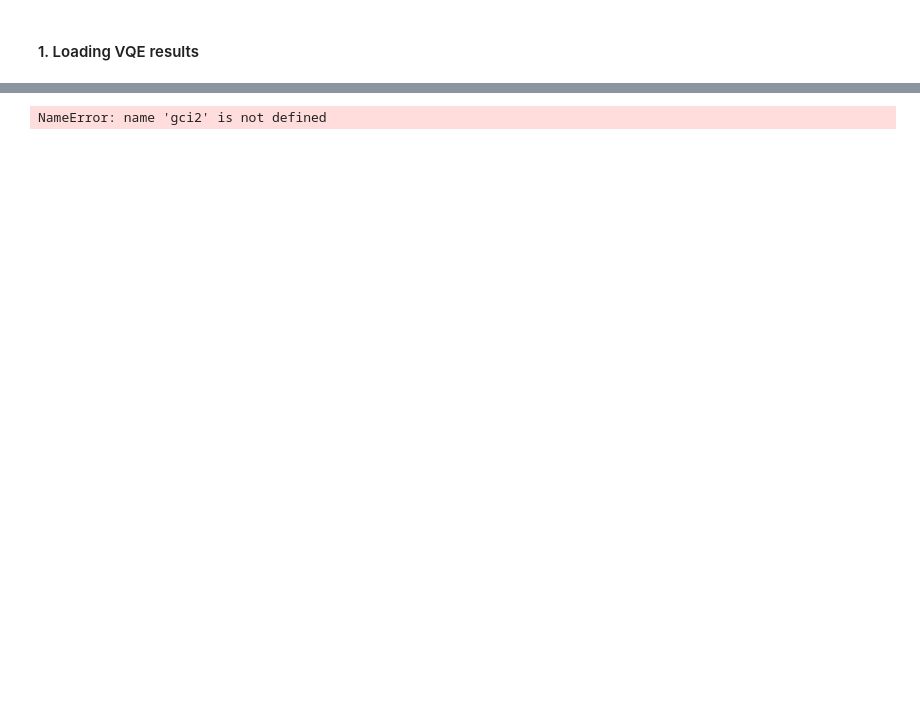
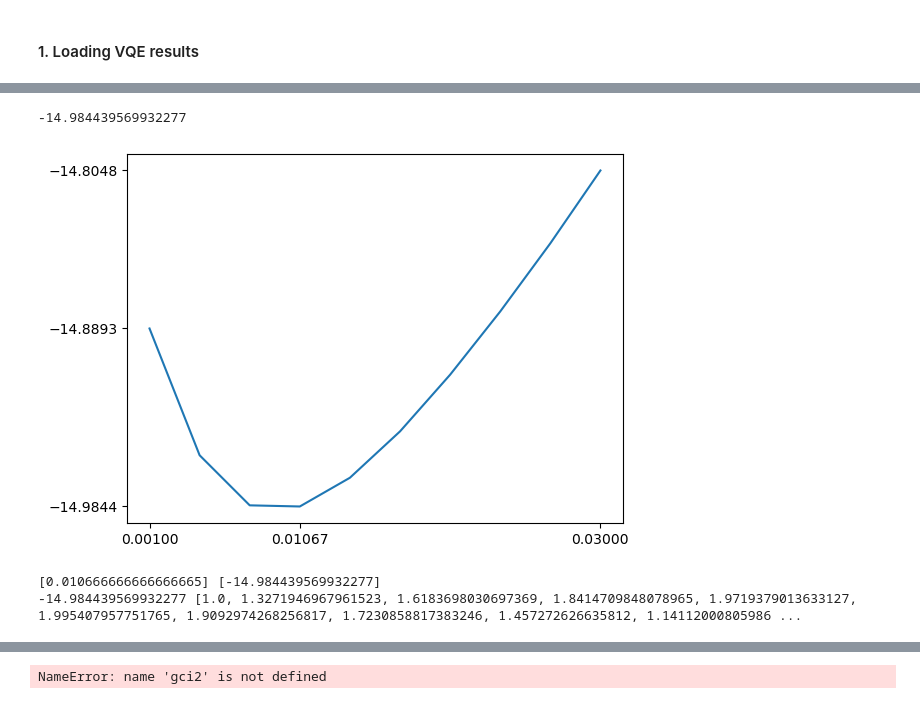
Before and after one commit to qiboteam/boostvqe, a Jupyter notebook: notebooks/loading_gci.ipynb, the cells around one changed output, grey strips where cells are left out. Drawn from its saved outputs; the diff is of its cells as text; code cells hidden in the pictures; blank space fills up the shorter version.

```diff
--- a/notebooks/loading_gci.ipynb
+++ b/notebooks/loading_gci.ipynb
@@ -127,3 +130,12 @@ def execute_selected_recursion_step( gci, mode_dbr, minimizer_s, eo_d, please_be
     if please_be_verbose:
         gci.print_gate_count_report()
         print_vqe_comparison_report(gci)
+# %%
+mode_dbr, minimizer_s, eo_d = select_recursion_step_circuit(
+    gci, mode_dbr_list = [DoubleBracketRotationType.group_commutator_third_order_reduced],please_be_visual = True)
+print(gci.loss(minimizer_s, eo_d),eo_d.b_list, minimizer_s)
+# %% [output]
+-14.984439569932277
+[figure, added]
+[0.010666666666666665] [-14.984439569932277]
+-14.984439569932277 [1.0, 1.3271946967961523, 1.6183698030697369, 1.8414709848078965, 1.9719379013633127, 1.995407957751765, 1.9092974268256817, 1.7230858817383246, 1.457272626635812, 1.14112000805986 ...
```
Also changed, not shown: parts of 10 cells of this notebook, 5 other files.
